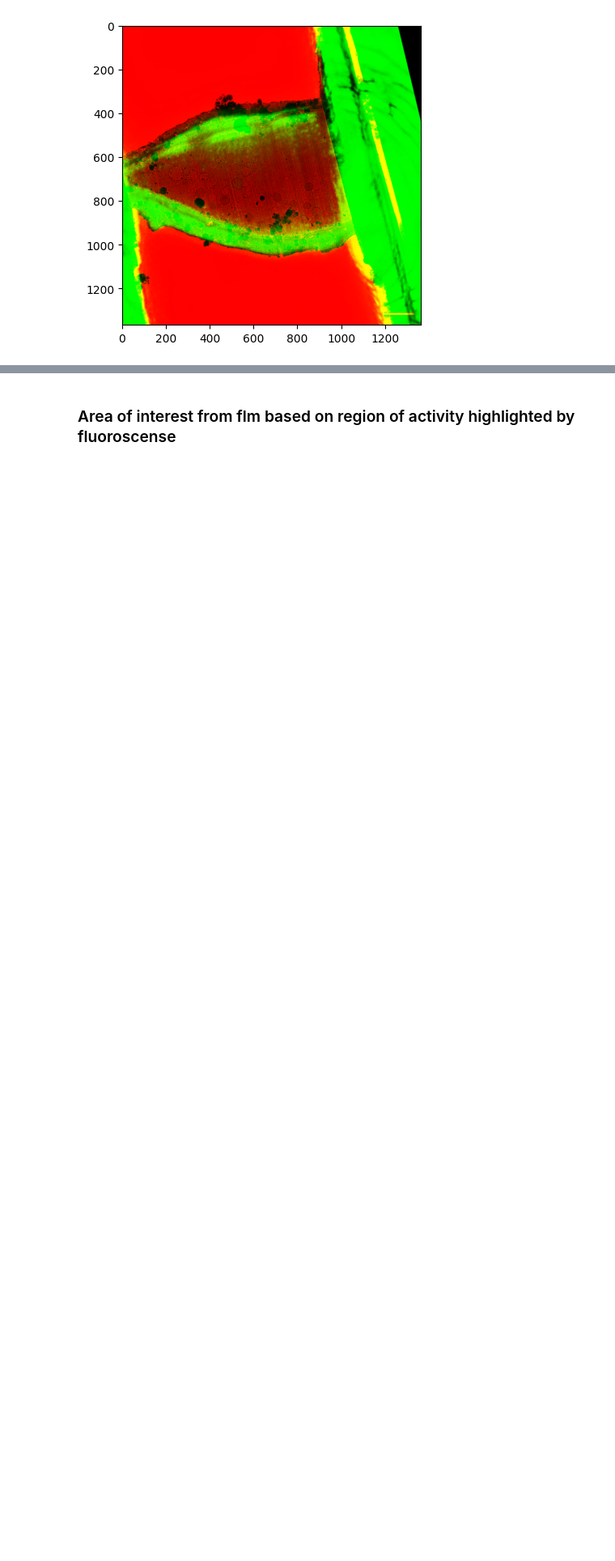
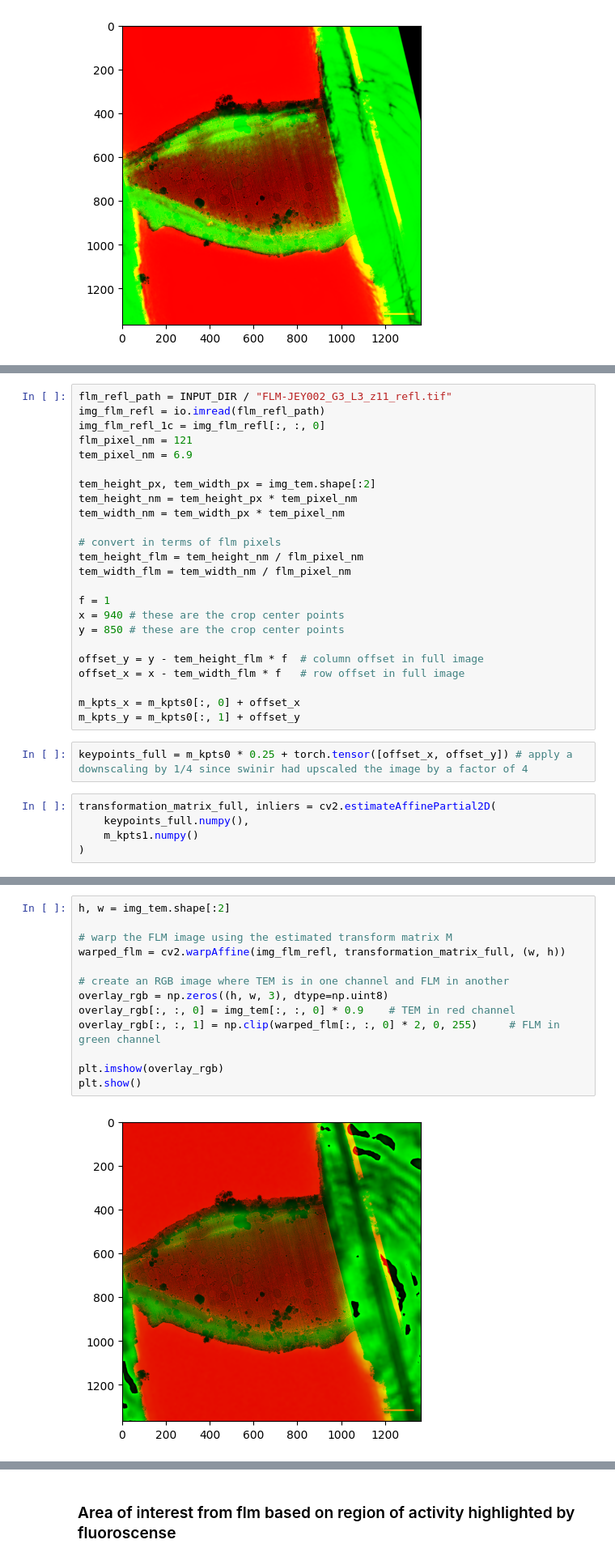
Before and after one commit to Sarztak/flm-tem-correlation, a Jupyter notebook: automatic_mask_generator_flm_tem.ipynb, the cells around one changed output, grey strips where cells are left out. Shown at 81% size. Saved outputs shown, nothing was run; the diff lists cells and outputs as text; blank space fills up the shorter version.

```diff
--- a/automatic_mask_generator_flm_tem.ipynb
+++ b/automatic_mask_generator_flm_tem.ipynb
@@ -199,0 +182,31 @@ plt.show()
+# %%
+flm_refl_path = INPUT_DIR / "FLM-JEY002_G3_L3_z11_refl.tif"
+img_flm_refl = io.imread(flm_refl_path)
+img_flm_refl_1c = img_flm_refl[:, :, 0]
+flm_pixel_nm = 121
+tem_pixel_nm = 6.9
+
+tem_height_px, tem_width_px = img_tem.shape[:2]
+tem_height_nm = tem_height_px * tem_pixel_nm
+tem_width_nm = tem_width_px * tem_pixel_nm
+
+# convert in terms of flm pixels
+tem_height_flm = tem_height_nm / flm_pixel_nm
+tem_width_flm = tem_width_nm / flm_pixel_nm
+
+f = 1
+x = 940 # these are the crop center points
+y = 850 # these are the crop center points
+
+offset_y = y - tem_height_flm * f  # column offset in full image
+offset_x = x - tem_width_flm * f   # row offset in full image
+
+m_kpts_x = m_kpts0[:, 0] + offset_x
+m_kpts_y = m_kpts0[:, 1] + offset_y
+# %%
+keypoints_full = m_kpts0 * 0.25 + torch.tensor([offset_x, offset_y]) # apply a downscaling by 1/4 since swinir had upscaled the image by a factor of 4
+# %%
+transformation_matrix_full, inliers = cv2.estimateAffinePartial2D(
+    keypoints_full.numpy(),
+    m_kpts1.numpy()
+)
@@ -199,0 +218,15 @@ plt.show()
+# %%
+h, w = img_tem.shape[:2]
+
+# warp the FLM image using the estimated transform matrix M
+warped_flm = cv2.warpAffine(img_flm_refl, transformation_matrix_full, (w, h))
+
+# create an RGB image where TEM is in one channel and FLM in another
+overlay_rgb = np.zeros((h, w, 3), dtype=np.uint8)
+overlay_rgb[:, :, 0] = img_tem[:, :, 0] * 0.9    # TEM in red channel
+overlay_rgb[:, :, 1] = np.clip(warped_flm[:, :, 0] * 2, 0, 255)     # FLM in green channel
+
+plt.imshow(overlay_rgb)
+plt.show()
+# %% [output]
+[figure, added]
```
Also changed, not shown: parts of 8 cells of this notebook.
